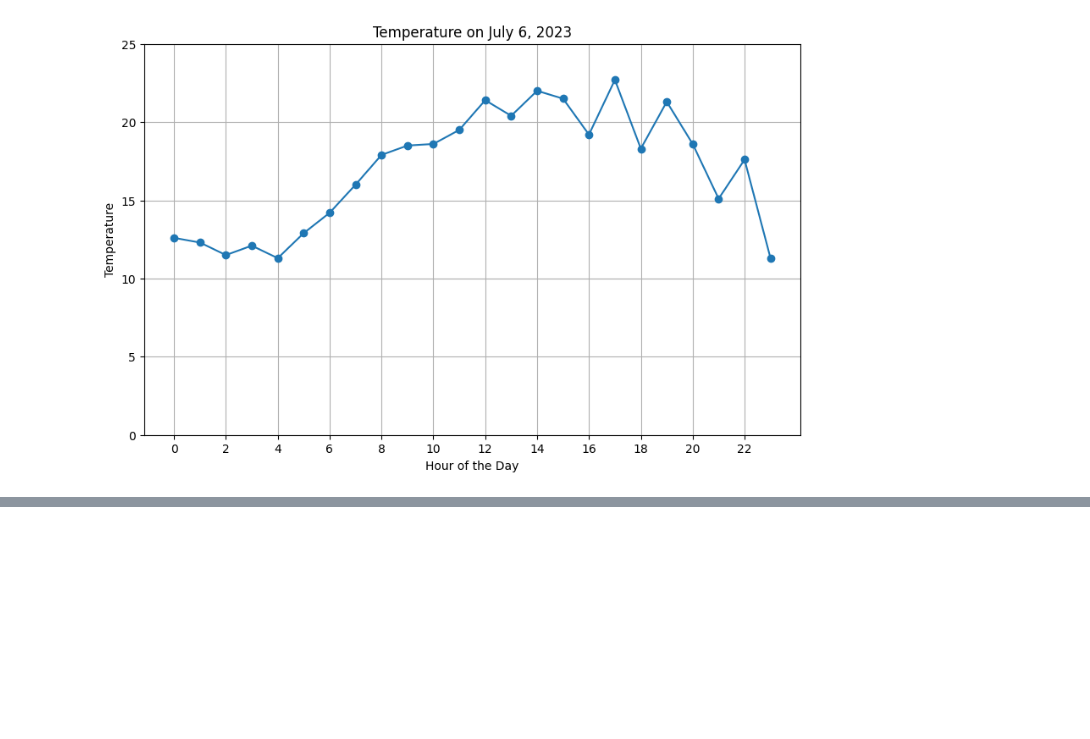
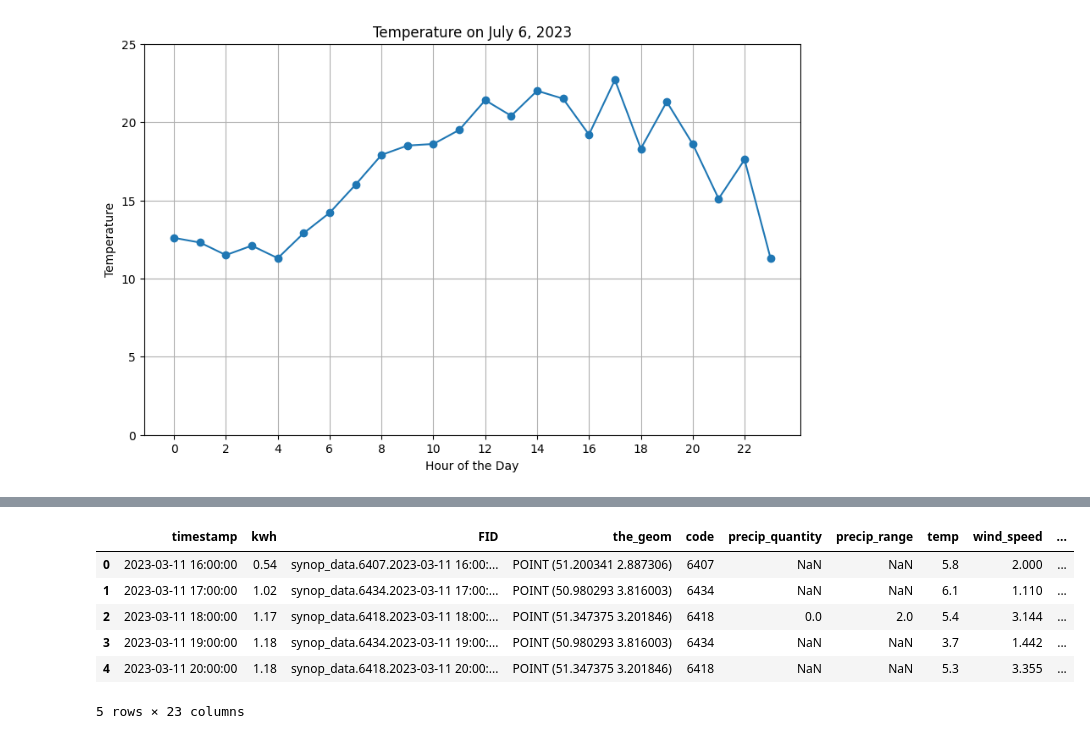
Before and after one commit to samdw6/MachineLearningProject_Solar, a Jupyter notebook: script/solar.ipynb, the cells around one changed output, grey strips where cells are left out. Saved outputs shown, nothing was run; the diff lists cells and outputs as text; code cells hidden in the pictures; blank space fills up the shorter version.

```diff
--- a/script/solar.ipynb
+++ b/script/solar.ipynb
@@ -235,0 +271,2 @@ plt.show()
+# %%
+df = pd.read_csv('../data/final.csv')
@@ -235,0 +293,17 @@ plt.show()
+# %%
+df.drop("temp_min", axis=1, inplace=True)
+df.drop("temp_max", axis=1, inplace=True)
+df.drop("temp_grass_min", axis=1, inplace=True)
+df.drop("weather_current", axis=1, inplace=True)
+df.drop("short_wave_from_sky_24hours", axis=1, inplace=True)
+df.drop("sun_duration_24hours", axis=1, inplace=True)
+# %%
+df.head()
+# %% [output]
+|  | timestamp | kwh | FID | the_geom | code | precip_quantity | precip_range | temp | wind_speed | ... |
+| 0 | 2023-03-11 16:00:00 | 0.54 | synop_data.6407.2023-03-11 16:00:... | POINT (51.200341 2.887306) | 6407 | NaN | NaN | 5.8 | 2.000 | ... |
+| 1 | 2023-03-11 17:00:00 | 1.02 | synop_data.6434.2023-03-11 17:00:... | POINT (50.980293 3.816003) | 6434 | NaN | NaN | 6.1 | 1.110 | ... |
+| 2 | 2023-03-11 18:00:00 | 1.17 | synop_data.6418.2023-03-11 18:00:... | POINT (51.347375 3.201846) | 6418 | 0.0 | 2.0 | 5.4 | 3.144 | ... |
+| 3 | 2023-03-11 19:00:00 | 1.18 | synop_data.6434.2023-03-11 19:00:... | POINT (50.980293 3.816003) | 6434 | NaN | NaN | 3.7 | 1.442 | ... |
+| 4 | 2023-03-11 20:00:00 | 1.18 | synop_data.6418.2023-03-11 20:00:... | POINT (51.347375 3.201846) | 6418 | NaN | NaN | 5.3 | 3.355 | ... |
+5 rows × 23 columns
```
Also changed, not shown: parts of 9 cells of this notebook, 1 other file.
